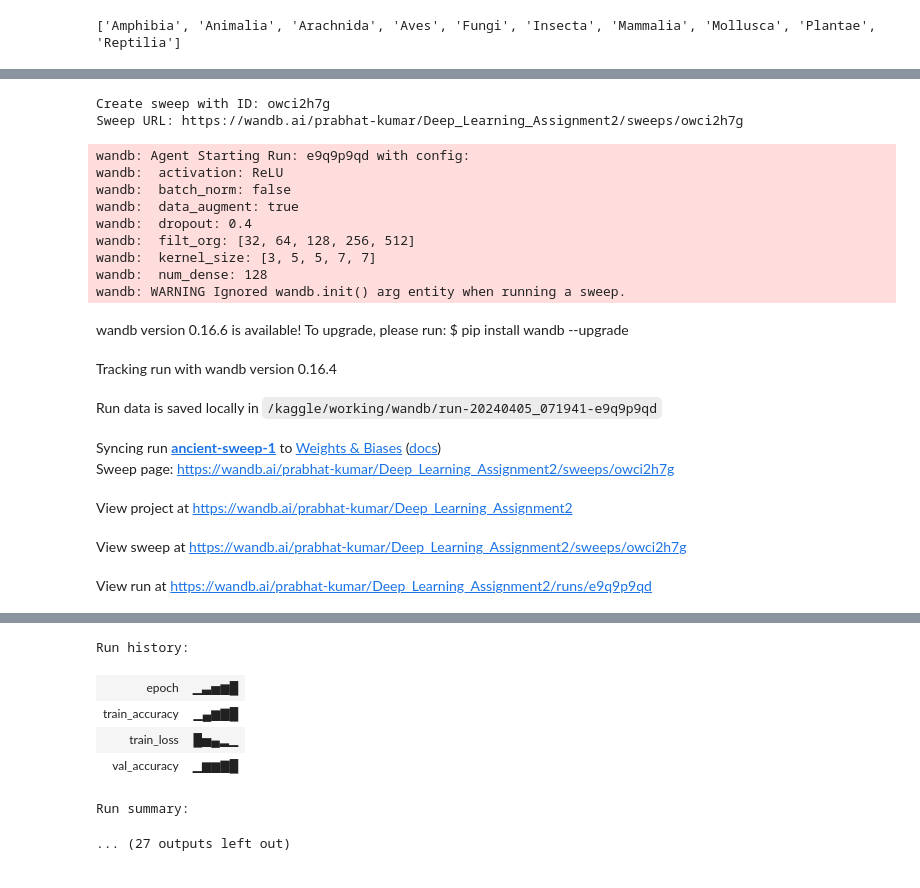
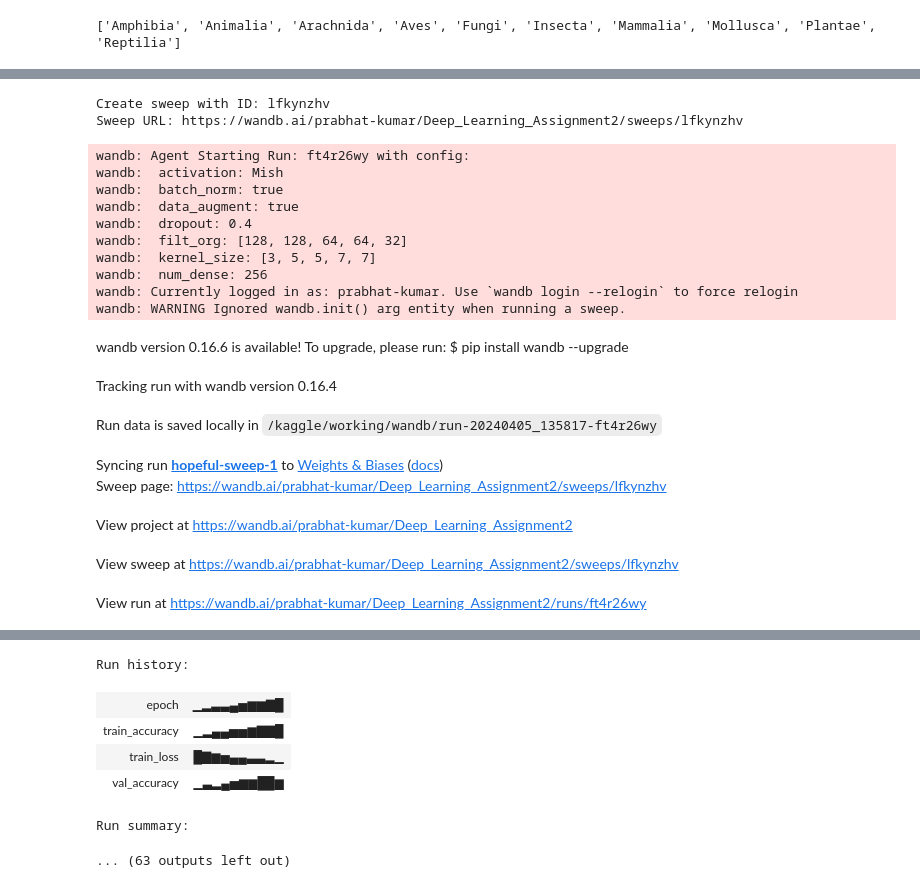
Before and after one commit to ma23m017/CS6910-Deep-Learning-2, a Jupyter notebook: deep-learning-assignment-2.ipynb, the cells around one changed output, grey strips where cells are left out. Drawn from its saved outputs; the diff is of its cells as text; code cells hidden in the pictures.

```diff
--- a/deep-learning-assignment-2.ipynb
+++ b/deep-learning-assignment-2.ipynb
@@ -16,7 +16,7 @@ device = torch.device('cuda' if torch.cuda.is_available() else 'cpu')
 
 
 # Hyper-parameters
-num_epochs = 5
+num_epochs = 10
 batch_size = 32
 learning_rate = 0.001
 
@@ -159,7 +159,7 @@ True
 # %%
 sweep_config = {
     'method': 'random',
-    'name' : 'sweep test11',
+    'name' : 'sweep test13',
     'metric': {
       'name': 'val_accuracy',
       'goal': 'maximize'
@@ -169,7 +169,7 @@ sweep_config = {
             'values': [[3,3,3,3,3], [3,5,5,7,7], [7,7,5,5,3]]
         },
         'dropout': {
-            'values': [0.2, 0.4]
+            'values': [0.2, 0.3]
         },
         'activation': {
             'values': ['ReLU', 'GELU', 'SiLU', 'Mish']
@@ -180,9 +180,6 @@ sweep_config = {
         'filt_org':{
             'values': [[32,32,32,32,32],[128,128,64,64,32],[32,64,128,256,512]]
         },
-        'data_augment': {
-            'values': ['true','false']
-        },
         'num_dense':{
             'values': [128, 256]
         }
@@ -190,8 +187,8 @@ sweep_config = {
 }
 sweep_id = wandb.sweep(sweep=sweep_config, project='Deep_Learning_Assignment2')
 # %% [output]
-Create sweep with ID: owci2h7g
-Sweep URL: https://wandb.ai/prabhat-kumar/Deep_Learning_Assignment2/sweeps/owci2h7g
+Create sweep with ID: lfkynzhv
+Sweep URL: https://wandb.ai/prabhat-kumar/Deep_Learning_Assignment2/sweeps/lfkynzhv
 # %%
 def main():
     '''
@@ -246,8 +243,11 @@ def main():
 
             train_accuracy = 100*correct_train/total_train
             print(f'Epoch [{epoch+1}/{num_epochs}], Training Accuracy: {train_accuracy:.2f}%')
-            wandb.log({'train_loss':running_loss/len(train_loader)})
-            wandb.log({'train_accuracy':train_accuracy})
+            wandb.log({'train_loss': round(running_loss / len(train_loader), 2)})
+            wandb.log({'train_accuracy': round(train_accuracy, 2)})
+
+            #wandb.log({'train_loss':running_loss/len(train_loader)})
+            #wandb.log({'train_accuracy':train_accuracy})
 
 
 
@@ -273,29 +273,30 @@ def main():
                 val_accuracy = 100 * correct / total
                 print(f'Epoch [{epoch+1}/{num_epochs}], Validation Accuracy: {val_accuracy:.2f}%')
                 wandb.log({'val_accuracy':val_accuracy})
-                wandb.log({'epoch':epoch})
+                wandb.log({'epoch':epoch+1})
 
 
         print('Finished Training')
 
-wandb.agent(sweep_id, function=main,count=3) # calls main function for count number of times.
+wandb.agent(sweep_id, function=main,count=5) # calls main function for count number of times.
 wandb.finish()
 # %% [output]
-wandb: Agent Starting Run: e9q9p9qd with config:
-wandb:  activation: ReLU
-wandb:  batch_norm: false
+wandb: Agent Starting Run: ft4r26wy with config:
+wandb:  activation: Mish
+wandb:  batch_norm: true
 wandb:  data_augment: true
 wandb:  dropout: 0.4
-wandb:  filt_org: [32, 64, 128, 256, 512]
+wandb:  filt_org: [128, 128, 64, 64, 32]
 wandb:  kernel_size: [3, 5, 5, 7, 7]
-wandb:  num_dense: 128
+wandb:  num_dense: 256
+wandb: Currently logged in as: prabhat-kumar. Use `wandb login --relogin` to force relogin
 wandb: WARNING Ignored wandb.init() arg entity when running a sweep.
 wandb version 0.16.6 is available! To upgrade, please run: $ pip install wandb --upgrade
 Tracking run with wandb version 0.16.4
-Run data is saved locally in /kaggle/working/wandb/run-20240405_071941-e9q9p9qd
+Run data is saved locally in /kaggle/working/wandb/run-20240405_135817-ft4r26wy
-Syncing run ancient-sweep-1 to Weights & Biases (docs)
-Sweep page: https://wandb.ai/prabhat-kumar/Deep_Learning_Assignment2/sweeps/owci2h7g
+Syncing run hopeful-sweep-1 to Weights & Biases (docs)
+Sweep page: https://wandb.ai/prabhat-kumar/Deep_Learning_Assignment2/sweeps/lfkynzhv
 View project at https://wandb.ai/prabhat-kumar/Deep_Learning_Assignment2
-View sweep at https://wandb.ai/prabhat-kumar/Deep_Learning_Assignment2/sweeps/owci2h7g
+View sweep at https://wandb.ai/prabhat-kumar/Deep_Learning_Assignment2/sweeps/lfkynzhv
-View run at https://wandb.ai/prabhat-kumar/Deep_Learning_Assignment2/runs/e9q9p9qd
+View run at https://wandb.ai/prabhat-kumar/Deep_Learning_Assignment2/runs/ft4r26wy
 1.0
@@ -312,8 +318,8 @@ Epoch [5/5], Validation Accuracy: 34.30%
 Finished Training
 Run history:
-| epoch | ▁▃▅▆█ |
-| train_accuracy | ▁▄▆▇█ |
-| train_loss | █▅▄▂▁ |
-| val_accuracy | ▁▆▆▇█ |
+| epoch | ▁▂▃▃▄▅▆▆▇█ |
+| train_accuracy | ▁▂▄▄▅▅▆▇▇█ |
+| train_loss | █▇▆▅▄▄▃▃▂▁ |
+| val_accuracy | ▁▃▂▄▅▆▆██▆ |
 Run summary:
-... (27 outputs left out)
+... (63 outputs left out)
```
Also changed, not shown: parts of 2 cells of this notebook.
